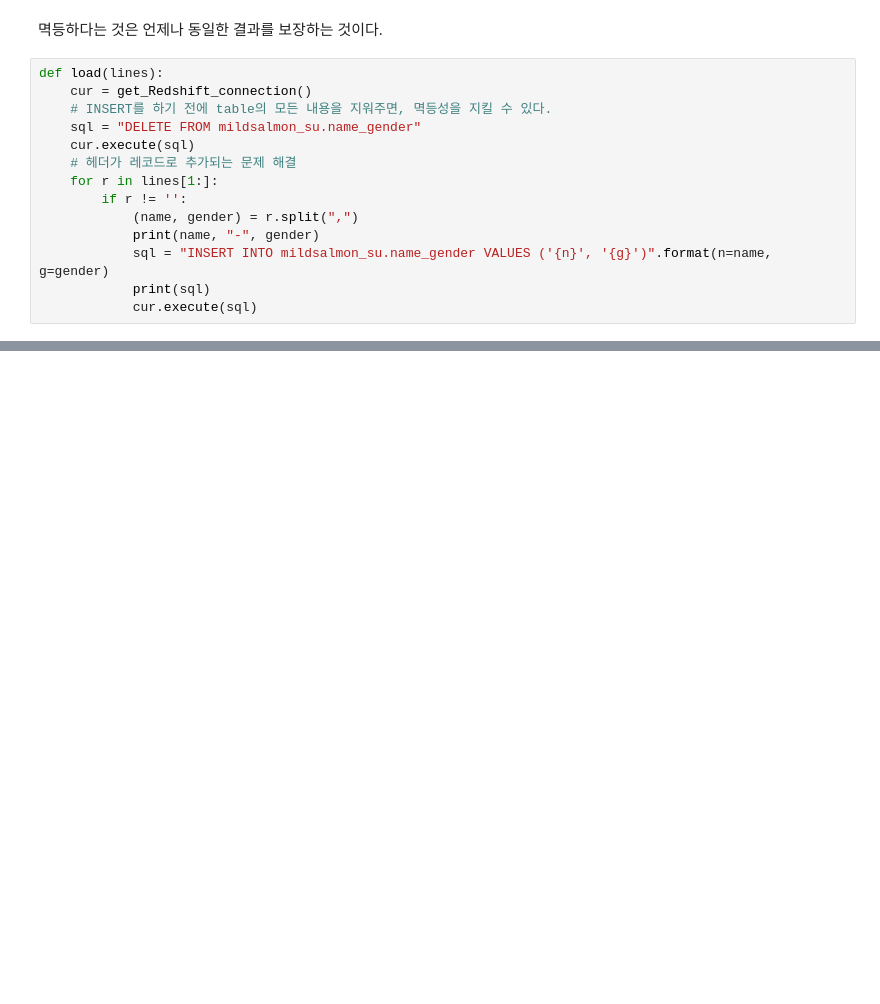
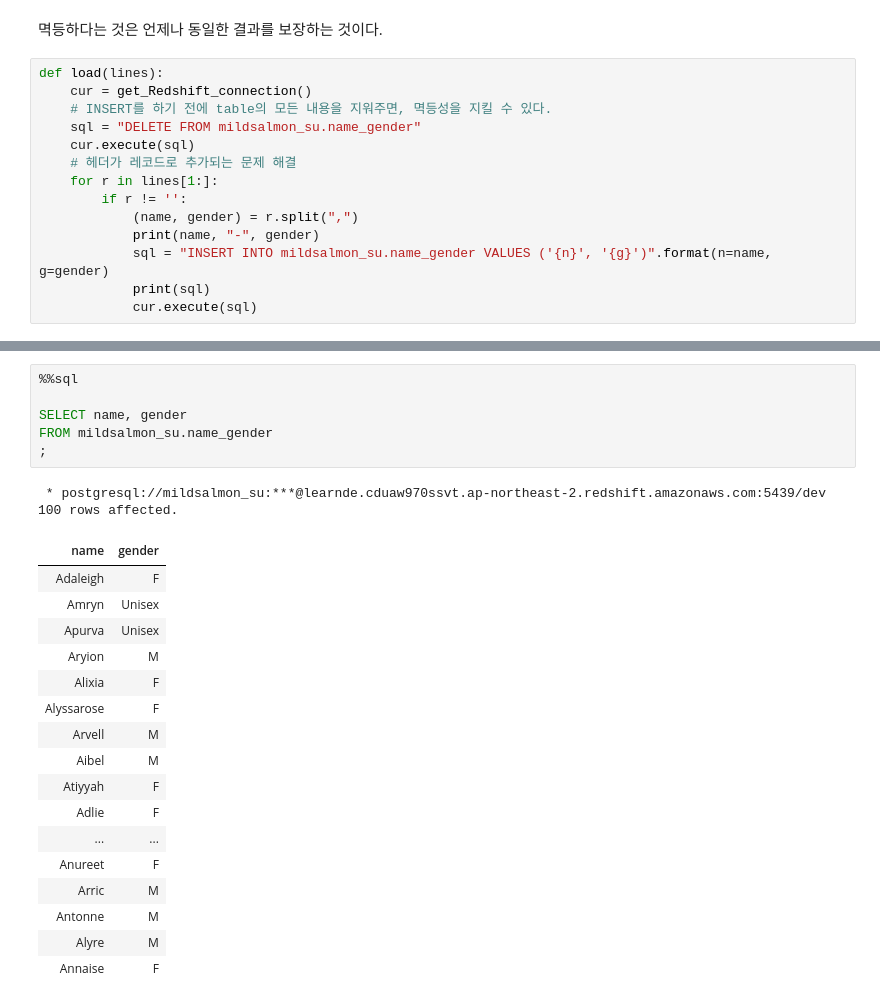
Before and after one commit to mildsalmon/Study, a Jupyter notebook: BigData/[스터디 7기] 실리콘밸리에서 날아온 데이터 엔지니어링 스타터 키트 with Python/Assignment/(DE_7기)_4주차_과제_김학진.ipynb, the cells around one changed output, grey strips where cells are left out. Drawn from its saved outputs; the diff is of its cells as text; blank space fills up the shorter version.

```diff
--- a/BigData/[스터디 7기] 실리콘밸리에서 날아온 데이터 엔지니어링 스타터 키트 with Python/Assignment/(DE_7기)_4주차_과제_김학진.ipynb
+++ b/BigData/[스터디 7기] 실리콘밸리에서 날아온 데이터 엔지니어링 스타터 키트 with Python/Assignment/(DE_7기)_4주차_과제_김학진.ipynb
@@ -109,0 +156,26 @@ def load(lines):
+# %%
+%%sql
+
+SELECT name, gender
+FROM mildsalmon_su.name_gender
+;
+# %% [output]
+ * postgresql://mildsalmon_su:***@learnde.cduaw970ssvt.ap-northeast-2.redshift.amazonaws.com:5439/dev
+100 rows affected.
+| name | gender |
+| Adaleigh | F |
+| Amryn | Unisex |
+| Apurva | Unisex |
+| Aryion | M |
+| Alixia | F |
+| Alyssarose | F |
+| Arvell | M |
+| Aibel | M |
+| Atiyyah | F |
+| Adlie | F |
+| ... | ... |
+| Anureet | F |
+| Arric | M |
+| Antonne | M |
+| Alyre | M |
+| Annaise | F |
```
Also changed, not shown: parts of 9 cells of this notebook.
